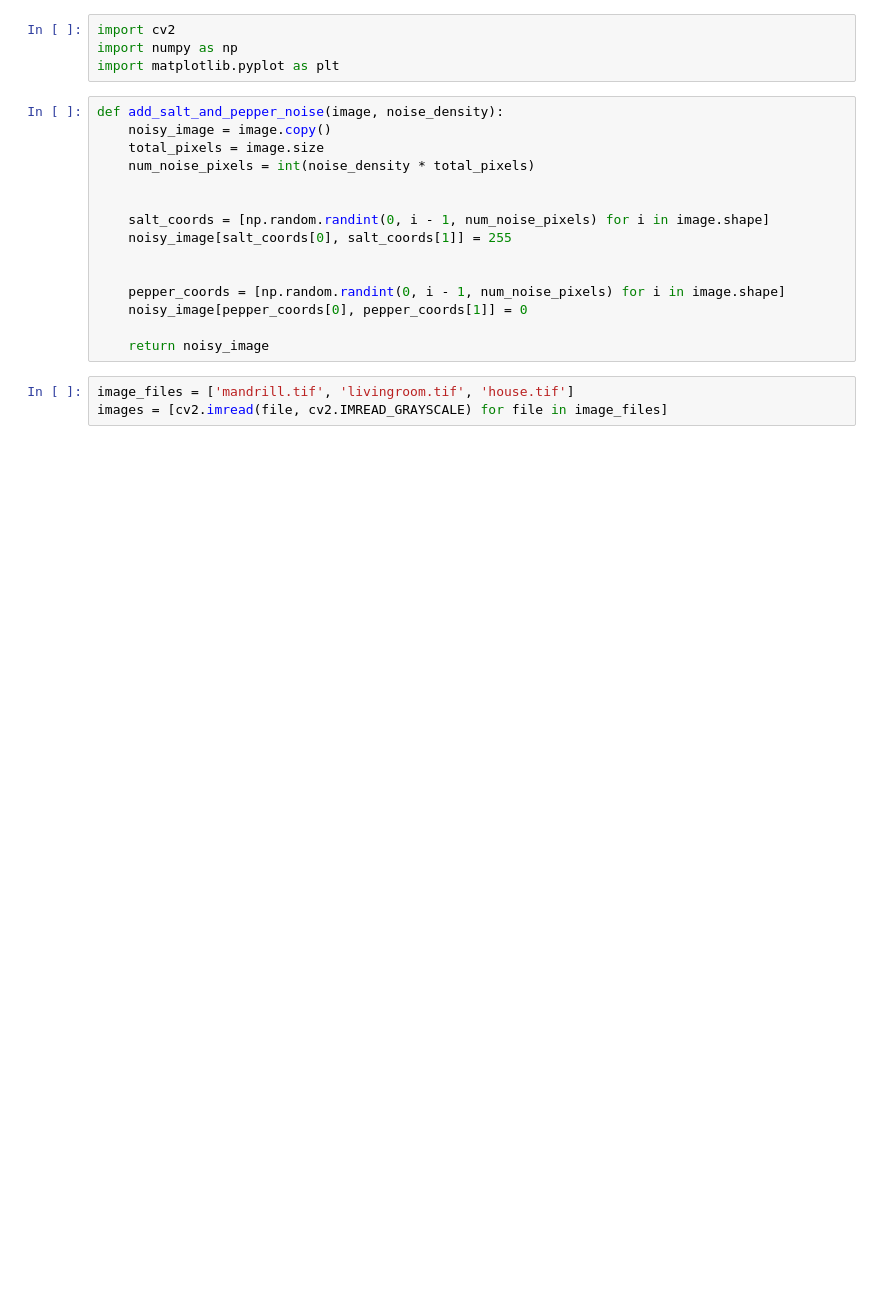
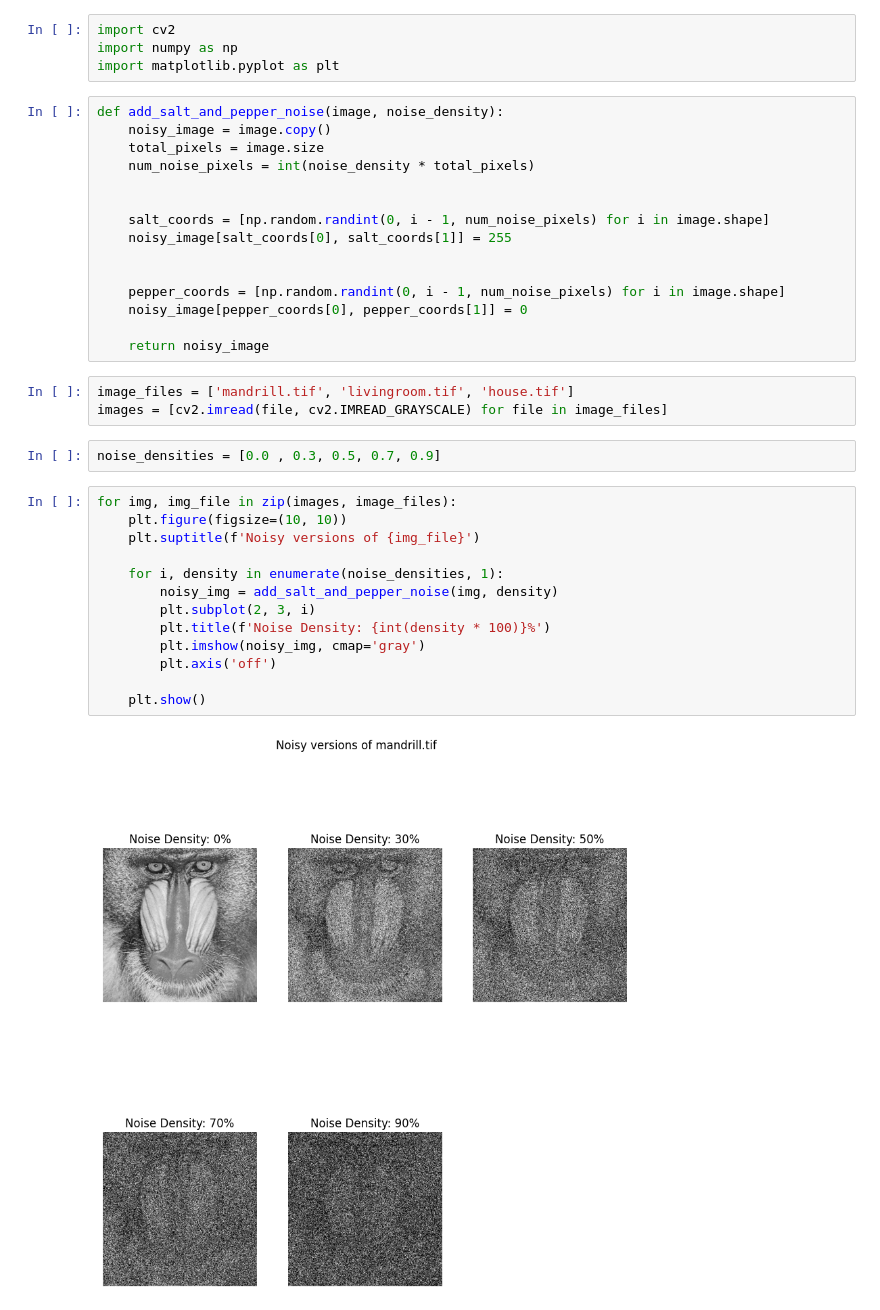
Before and after one commit to mhdykz/processing-techniques-to-denoise-images-corrupted-by-salt-and-pepper-noise, a Jupyter notebook: classic_Image_processing.ipynb, the cells around one changed output. Drawn from its saved outputs; the diff is of its cells as text; blank space fills up the shorter version.

Commit message:
apply noises and plot images in each condition

```diff
--- a/classic_Image_processing.ipynb
+++ b/classic_Image_processing.ipynb
@@ -22,3 +22,20 @@ def add_salt_and_pepper_noise(image, noise_density):
 # %%
 image_files = ['mandrill.tif', 'livingroom.tif', 'house.tif']
 images = [cv2.imread(file, cv2.IMREAD_GRAYSCALE) for file in image_files]
+# %%
+noise_densities = [0.0 , 0.3, 0.5, 0.7, 0.9]
+# %%
+for img, img_file in zip(images, image_files):
+    plt.figure(figsize=(10, 10))
+    plt.suptitle(f'Noisy versions of {img_file}')
+
+    for i, density in enumerate(noise_densities, 1):
+        noisy_img = add_salt_and_pepper_noise(img, density)
+        plt.subplot(2, 3, i)
+        plt.title(f'Noise Density: {int(density * 100)}%')
+        plt.imshow(noisy_img, cmap='gray')
+        plt.axis('off')
+
+    plt.show()
+# %% [output]
+[figure, added]
```
Also changed, not shown: parts of 1 cell of this notebook.
